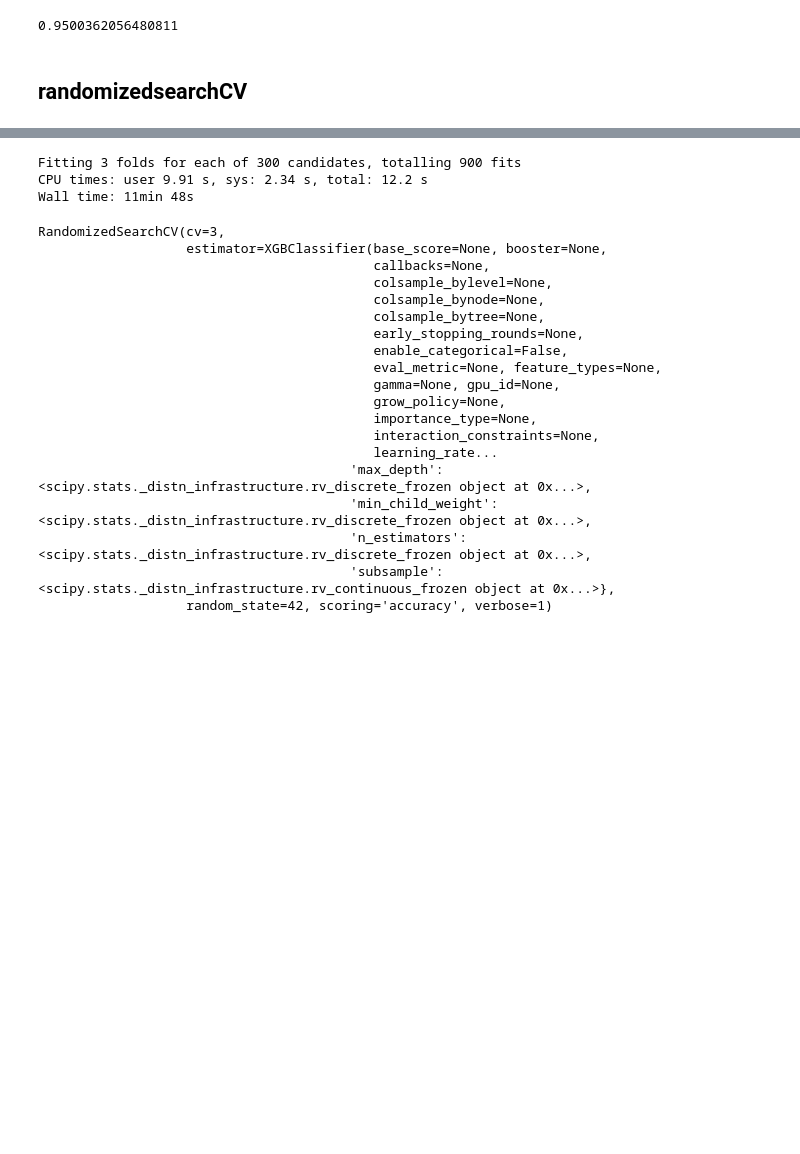
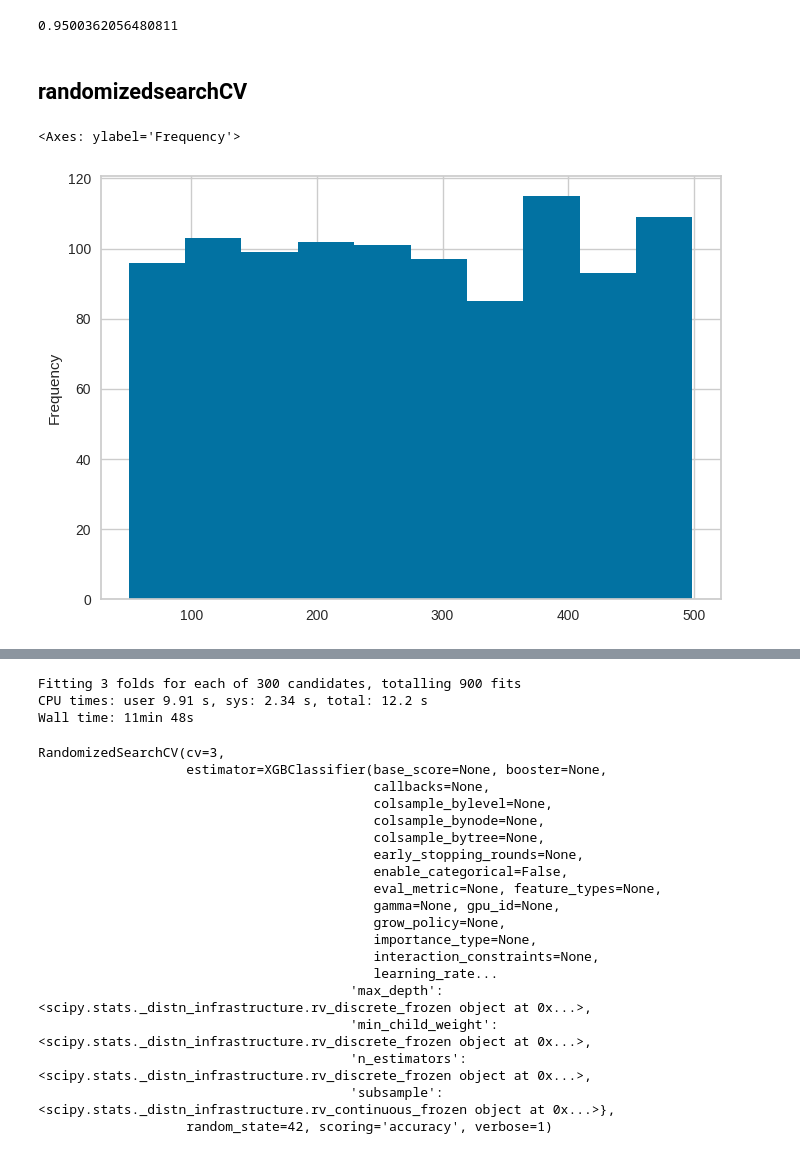
Before and after one commit to beac0n5/Jupyter-for-Everyone, a Jupyter notebook: module_09-machine_learning_in_jupyter/module_09.ipynb, the cells around one changed output, grey strips where cells are left out. Cells and saved outputs as stored; diff of their text form; code cells hidden in the pictures; blank space fills up the shorter version.

```diff
--- a/module_09-machine_learning_in_jupyter/module_09.ipynb
+++ b/module_09-machine_learning_in_jupyter/module_09.ipynb
@@ -709,3 +711,21 @@ best_estimator.score(x_test, y_test)
 0.9500362056480811
 # %% [markdown]
 ## randomizedsearchCV
+# %%
+ri  = randint(50, 500)
+uni = uniform(0.01, 0.3)
+exp = expon(0, 10)
+# %%
+ri_l = []
+uni_l = []
+exp_l = []
+
+for i in range(0, 1000):
+    ri_l.append(ri.rvs())
+    uni_l.append(uni.rvs())
+    exp_l.append(exp.rvs())
+# %%
+pd.Series(ri_l).plot(kind = 'hist')
+# %% [output]
+<Axes: ylabel='Frequency'>
+[figure, added]
```
Also changed, not shown: parts of 9 cells of this notebook.
